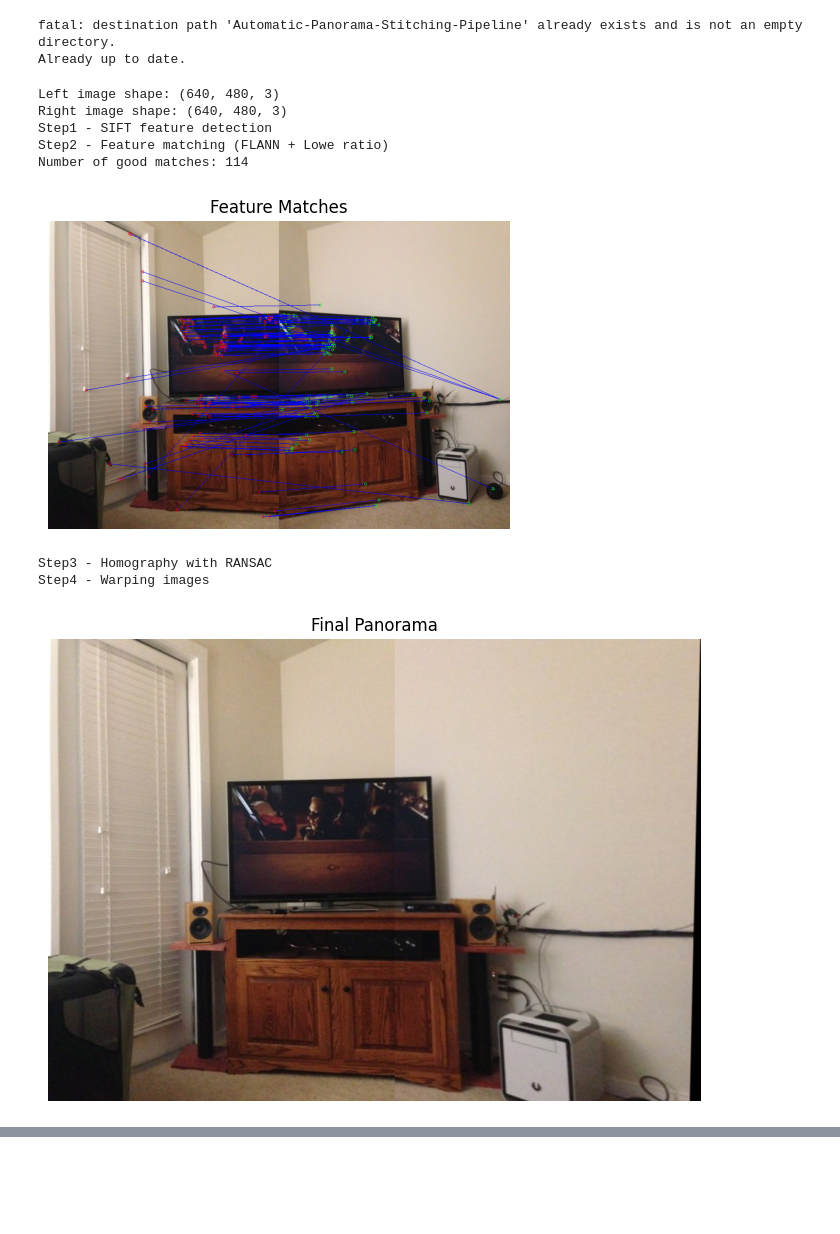
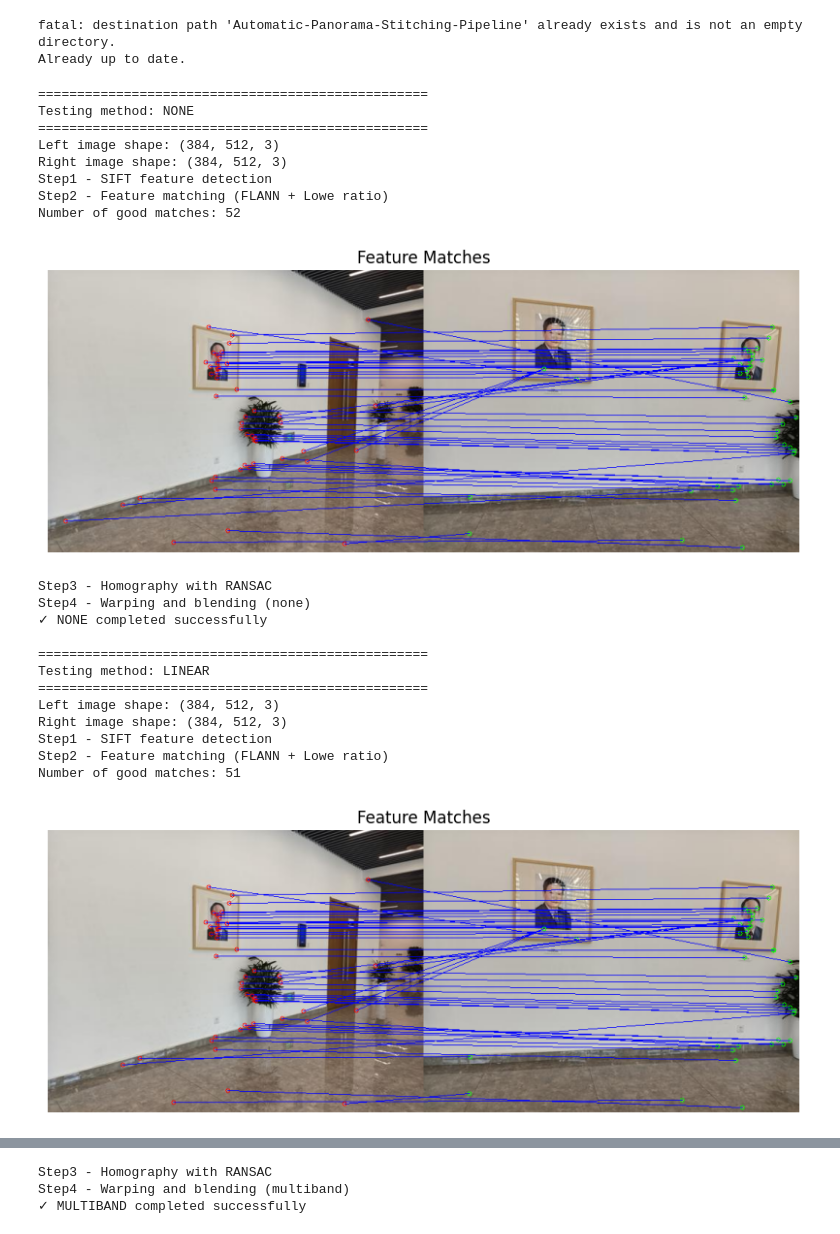
Before and after one commit to IlbaMeti/BederNet-Social-Notification-System, a Jupyter notebook: automatic_panorama_stitching_pipeline.ipynb, the cells around one changed output, grey strips where cells are left out. Drawn from its saved outputs; the diff is of its cells as text; code cells hidden in the pictures; blank space fills up the shorter version.

```diff
--- a/automatic_panorama_stitching_pipeline.ipynb
+++ b/automatic_panorama_stitching_pipeline.ipynb
@@ -131,33 +386,43 @@ class Stitcher:
 # %%
-# ---------------------------------------------------------
-# MAIN
-# ---------------------------------------------------------
 if __name__ == "__main__":
     src_path = "Automatic-Panorama-Stitching-Pipeline/img/"
-    img_left = cv2.imread(src_path + "1.jpg")
-    img_right = cv2.imread(src_path + "2.jpg")
+    img_left = cv2.imread(src_path + "002.jpg")
+    img_right = cv2.imread(src_path + "003.jpg")
 
     img_left = resize_for_colab(img_left)
     img_right = resize_for_colab(img_right)
 
-    stitcher = Stitcher()
-    panorama = stitcher.stitch([img_left, img_right])
+    # Krahasim të gjitha metodat
+    results = compare_blending_methods(img_left, img_right)
 
-    plt.figure(figsize=(12, 6))
-    plt.title("Final Panorama")
-    plt.imshow(panorama[:, :, ::-1])
-    plt.axis("off")
-    plt.show()
-
+    # Ruaj rezultatet
     os.makedirs("output", exist_ok=True)
-    cv2.imwrite("output/panorama.jpg", panorama)
+    for method, panorama in results.items():
+        if panorama is not None:
+            cv2.imwrite(f"output/panorama_{method}.jpg", panorama)
+            print(f"✓ Saved: output/panorama_{method}.jpg")
+        else:
+            print(f"✗ Skipped: output/panorama_{method}.jpg (failed)")
 # %% [output]
-Left image shape: (640, 480, 3)
-Right image shape: (640, 480, 3)
+==================================================
+Testing method: NONE
+==================================================
+Left image shape: (384, 512, 3)
+Right image shape: (384, 512, 3)
 Step1 - SIFT feature detection
 Step2 - Feature matching (FLANN + Lowe ratio)
-Number of good matches: 114
+Number of good matches: 52
-[figure, old version]
+[figure, new version]
 Step3 - Homography with RANSAC
-Step4 - Warping images
+Step4 - Warping and blending (none)
+✓ NONE completed successfully
+
+==================================================
+Testing method: LINEAR
+==================================================
+Left image shape: (384, 512, 3)
+Right image shape: (384, 512, 3)
+Step1 - SIFT feature detection
+Step2 - Feature matching (FLANN + Lowe ratio)
+Number of good matches: 51
-[figure, old version]
+[figure, new version]
@@ -163,0 +455,3 @@ Step4 - Warping images
+Step3 - Homography with RANSAC
+Step4 - Warping and blending (multiband)
+✓ MULTIBAND completed successfully
```
Also changed, not shown: parts of 3 cells of this notebook.
